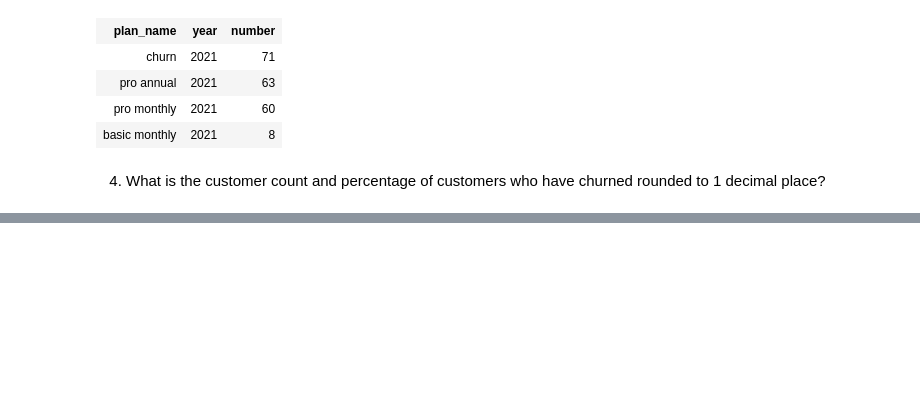
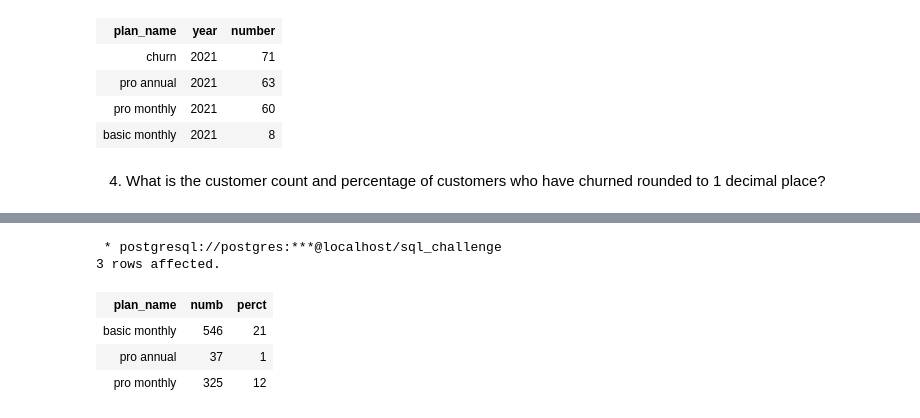
Before and after one commit to joshuaati/8_weeks_sql_challenge, a Jupyter notebook: week 3/queries.ipynb, the cells around one changed output, grey strips where cells are left out. Drawn from its saved outputs; the diff is of its cells as text; code cells hidden in the pictures; blank space fills up the shorter version.

```diff
--- a/week 3/queries.ipynb
+++ b/week 3/queries.ipynb
@@ -150,0 +271,32 @@ ORDER BY number DESC
+# %%
+%%sql
+WITH ordered as (
+        SELECT  *,
+            ROW_NUMBER () OVER(PARTITION BY customer_id  ORDER BY start_date)
+        FROM foodie_fi.subscriptions
+        JOIN foodie_fi.plans
+        USING(plan_id)
+        ),
+    ordered2 as (
+        SELECT *,
+            CASE WHEN row_number = 2 AND price IS NOT NULL THEN 1
+                WHEN row_number = 3 AND price IS NOT NULL THEN 2 END
+        FROM ordered
+        ),
+    ordered3 as (
+        SELECT plan_name, count(*) as numb, (SELECT COUNT(*) as total FROM ordered)
+        FROM ordered2 WHERE "case" IS NOT NULL AND "case" = 1
+        GROUP BY plan_name
+    )
+
+SELECT  plan_name,
+        numb,
+        ROUND((numb::DECIMAL / total::DECIMAL)  * 100) as perct
+FROM ordered3
+# %% [output]
+ * postgresql://postgres:***@localhost/sql_challenge
+3 rows affected.
+| plan_name | numb | perct |
+| basic monthly | 546 | 21 |
+| pro annual | 37 | 1 |
+| pro monthly | 325 | 12 |
```
Also changed, not shown: parts of 11 cells of this notebook.
